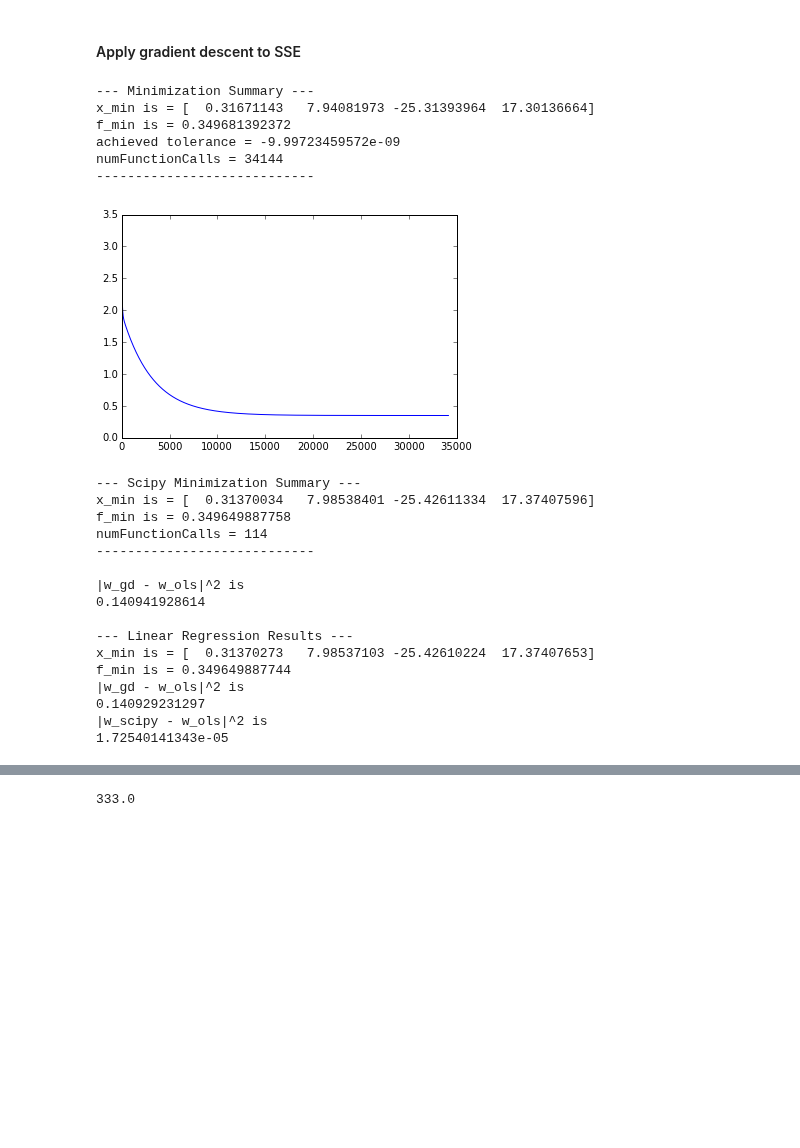
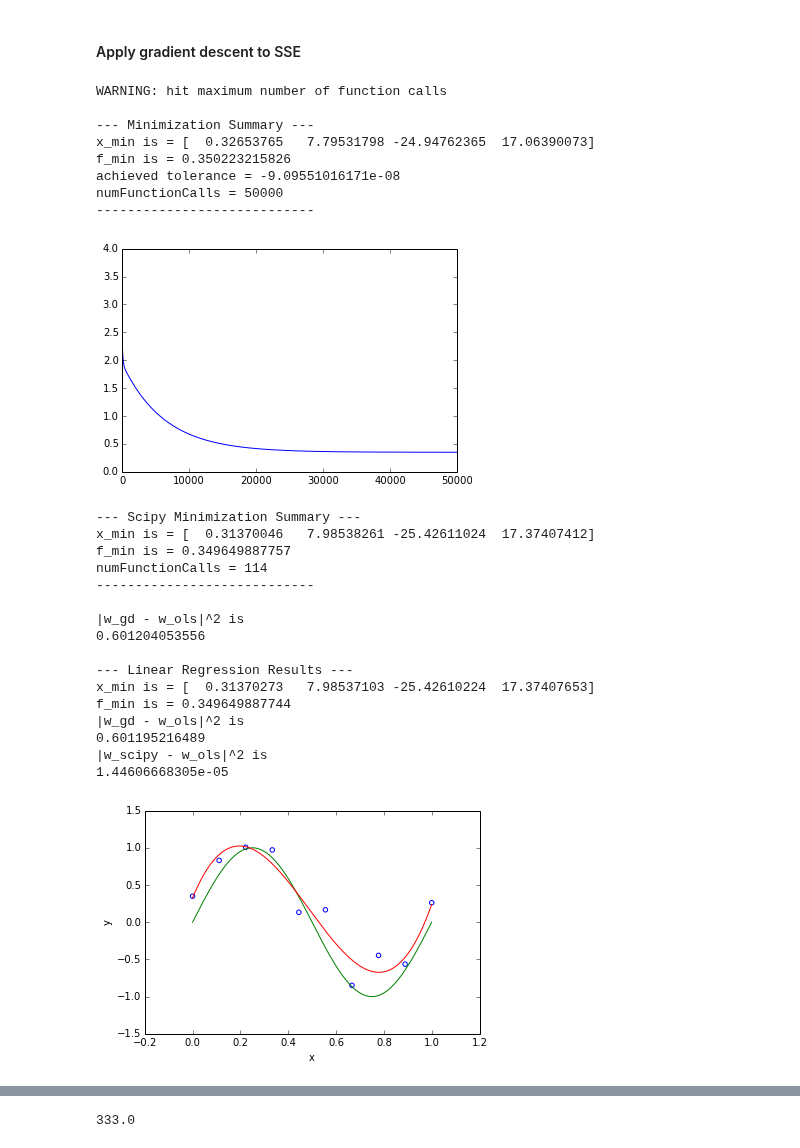
Before and after one commit to peteflorence/Machine-Learning-6.867-homework, a Jupyter notebook: hw1/problem_2.ipynb, the cells around one changed output, grey strips where cells are left out. Cells and saved outputs as stored; diff of their text form; code cells hidden in the pictures; blank space fills up the shorter version.

```diff
--- a/hw1/problem_2.ipynb
+++ b/hw1/problem_2.ipynb
@@ -24,6 +24,8 @@ def plot(lr,w):
     plt.plot(x,sin_x, color='g')
     plt.plot(x, reg_prediction, color='r')
     plt.scatter(lr.x, lr.y, color='b', marker='o',facecolors='none')
+    plt.xlabel('x')
+    plt.ylabel('y')
     plt.show()
 
 filename = 'curvefitting.txt'
@@ -51,9 +53,9 @@ regression weights for M = 9
 def gradDescentSSE(M):
     lr = LinearRegression.fromFile(filename, M)
     w_initial = -1*lr.reg()
-    w_initial = 0.0*lr.reg()
+    w_initial = 0*lr.reg()
     gd = GradientDescent(lr.SSE, lr.SSE_gradient)
-    gd.stepSize = 0.05
+    gd.stepSize = 0.025
     gd.tol = 1e-8
     (w, sse, _, _) = gd.computeMin(w_initial, printSummary=True, storeIterValues=True, useGradientCriterion=False, maxFunctionCalls=50000)
     gd.plotIterValues()
@@ -64,51 +66,59 @@ def gradDescentSSE(M):
     print "x_min is = " + str(res.x)
     print "f_min is = " + str(res.fun)
     print "numFunctionCalls = " + str(res.nfev)
 #     print "numIterations = " + str(res.nit)
     print "---------------------------- "
     print " "
 
     print "|w_gd - w_ols|^2 is"
     print np.linalg.norm(w - res.x)
 
     w_reg = lr.reg()
     print " "
     print "--- Linear Regression Results ---"
     print "x_min is = " + str(w_reg)
     print "f_min is = " + str(lr.SSE(lr.reg()))
 
     print "|w_gd - w_ols|^2 is"
     print np.linalg.norm(w - w_reg)
 
     print "|w_scipy - w_ols|^2 is"
     print np.linalg.norm(res.x - w_reg)
 
+    plot(lr,w)
+    plot(lr,res.x)
+    plot(lr,w_reg)
+    plt.show()
+
 
     return (lr, gd, w, sse)
 
 M = 3
 (lr, gd, w, sse) = gradDescentSSE(M)
 # %% [output]
+WARNING: hit maximum number of function calls
+
 --- Minimization Summary ---
-x_min is = [  0.31671143   7.94081973 -25.31393964  17.30136664]
-f_min is = 0.349681392372
-achieved tolerance = -9.99723459572e-09
-numFunctionCalls = 34144
+x_min is = [  0.32653765   7.79531798 -24.94762365  17.06390073]
+f_min is = 0.350223215826
+achieved tolerance = -9.09551016171e-08
+numFunctionCalls = 50000
 ----------------------------
-[figure, old version]
+[figure, new version]
 --- Scipy Minimization Summary ---
-x_min is = [  0.31370034   7.98538401 -25.42611334  17.37407596]
-f_min is = 0.349649887758
+x_min is = [  0.31370046   7.98538261 -25.42611024  17.37407412]
+f_min is = 0.349649887757
 numFunctionCalls = 114
 ----------------------------
 
 |w_gd - w_ols|^2 is
-0.140941928614
+0.601204053556
 
 --- Linear Regression Results ---
 x_min is = [  0.31370273   7.98537103 -25.42610224  17.37407653]
 f_min is = 0.349649887744
 |w_gd - w_ols|^2 is
-0.140929231297
+0.601195216489
 |w_scipy - w_ols|^2 is
-1.72540141343e-05
+1.44606668305e-05
+[figure, added]
```
Also changed, not shown: parts of 3 cells of this notebook, 3 other files.
